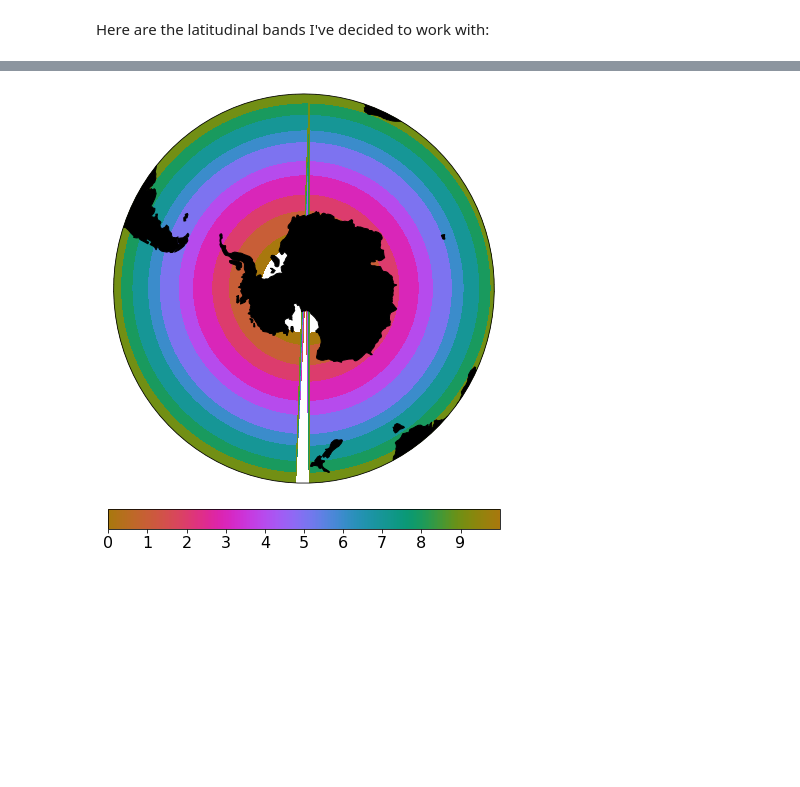
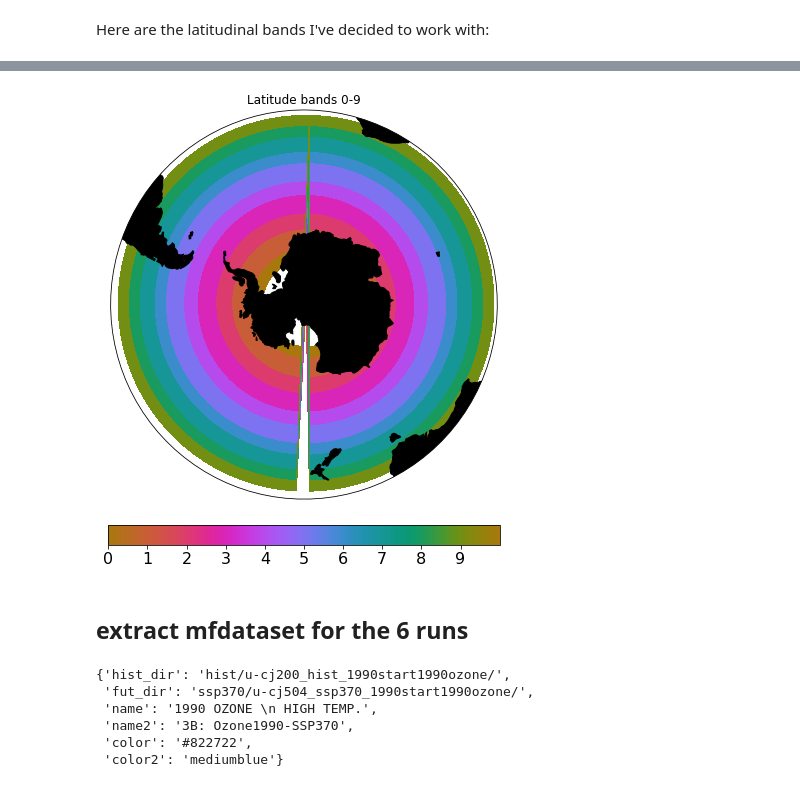
Before and after one commit to tjarnikova/SOZONE, a Jupyter notebook: MO_RESULTS/LatitudinalCflxWinds.ipynb, the cells around one changed output, grey strips where cells are left out. Saved outputs shown, nothing was run; the diff lists cells and outputs as text; code cells hidden in the pictures; blank space fills up the shorter version.

```diff
--- a/MO_RESULTS/LatitudinalCflxWinds.ipynb
+++ b/MO_RESULTS/LatitudinalCflxWinds.ipynb
@@ -28,7 +33,7 @@ def plot_southern(fig, ax1, lons, lats, tdat, tvmin,
                   tvmax, tticks, northex = -50, fs = 12,
                   tit = '', cbarlab = '', tcmap = 'viridis', lm = True, cbr = True):
 
-    ax1.set_extent([-180, 180, -80, -30], ccrs.PlateCarree())
+    ax1.set_extent([-180, 180, -80, -25], ccrs.PlateCarree())
     #make that circle
     theta = np.linspace(0, 2*np.pi, 100)
     center, radius = [0.5, 0.5], 0.5
@@ -38,6 +43,7 @@ def plot_southern(fig, ax1, lons, lats, tdat, tvmin,
     lons = nav_lon[0:50,:]; lats = nav_lat[0:50,:];
     mesh = ax1.pcolormesh(lons, lats, tdat, cmap = tcmap, vmin = tvmin, vmax = tvmax,
                      transform=ccrs.PlateCarree())
+
     ax1.add_feature(cfeature.NaturalEarthFeature('physical', 'land', '110m',
                                                  edgecolor='face', facecolor='k'))
     ax1.set_title(tit, fontsize = fs)
@@ -49,3 +55,17 @@ def plot_southern(fig, ax1, lons, lats, tdat, tvmin,
         cb.set_ticks(tticks, fontsize = 105)
         cb.ax.tick_params(labelsize=16)
     return cb
+# %%
+tmesh = xr.open_dataset('/gpfs/data/greenocean/software/resources/regrid/mesh_mask3_6.nc')
+tmesh['csize'] = tmesh.tmask[0,0,:,:] * tmesh.e1t[0,:,:] * tmesh.e2t[0,:,:]
+csize = tmesh['csize'].values
+
+bounds = np.array([0,7,16,22,28,32,37,40,44,47,50])
+starts = np.zeros([10]); ends = np.zeros([10])
+print('making histograms of summer and winter wind speed for the following latitude bands:')
+for i in range(0,len(bounds)-1):
+    s= np.format_float_positional(tmesh['nav_lat'][bounds[i],0].values, precision=1)
+    e= np.format_float_positional(tmesh['nav_lat'][bounds[i+1],0].values, precision=1)
+    print(f'band {i}, {(s)} to {e}')
+    starts[i] = s
+    ends[i] = e
@@ -52,28 +84,30 @@ def plot_southern(fig, ax1, lons, lats, tdat, tvmin,
 # %%
 basin = nc.Dataset('/gpfs/data/greenocean/software/resources/ModelResources/BasinMasks/clq_basin_masks_ORCA.nc')
 nav_lat = basin['Y'][:]
 nav_lon = basin['X'][:]
 
 lons = nav_lon[0:50,:]
 lats = nav_lat[0:50,:]
 
 tdat = np.zeros_like(lats)
-bounds = np.array([0,7,16,22,28,32,37,40,44,47,50])
+
 
 for i in range(0,len(bounds)-1):
     tdat[bounds[i]:bounds[i+1],:] = i
 
 
 tvmin = 0;tvmax = 10
 
 fact = 0.4
 ticks = np.arange(0,10,1); tfs = 12
 
 tfig = plt.figure(figsize=[20*fact, 20*fact])
 ax1 = tfig.add_subplot(1, 1, 1, projection=ccrs.Orthographic(0, -90))
 
 cb = plot_southern(tfig, ax1, lons, lats, tdat, tvmin,
                   tvmax, ticks, northex = -35, fs = tfs,
-                  tit = '', cbarlab = '', tcmap = cm.phase, lm = True, cbr = True)
+                  tit = 'Latitude bands 0-9', cbarlab = '', tcmap = cm.phase, lm = True, cbr = True)
 # %% [output]
-[figure, old version]
+[figure, new version]
+# %% [markdown]
+## extract mfdataset for the 6 runs
@@ -79,0 +200,9 @@ cb = plot_southern(tfig, ax1, lons, lats, tdat, tvmin,
+# %%
+sc.scen[scens[s]]
+# %% [output]
+{'hist_dir': 'hist/u-cj200_hist_1990start1990ozone/',
+ 'fut_dir': 'ssp370/u-cj504_ssp370_1990start1990ozone/',
+ 'name': '1990 OZONE \n HIGH TEMP.',
+ 'name2': '3B: Ozone1990-SSP370',
+ 'color': '#822722',
+ 'color2': 'mediumblue'}
```
Also changed, not shown: parts of 7 cells of this notebook.
